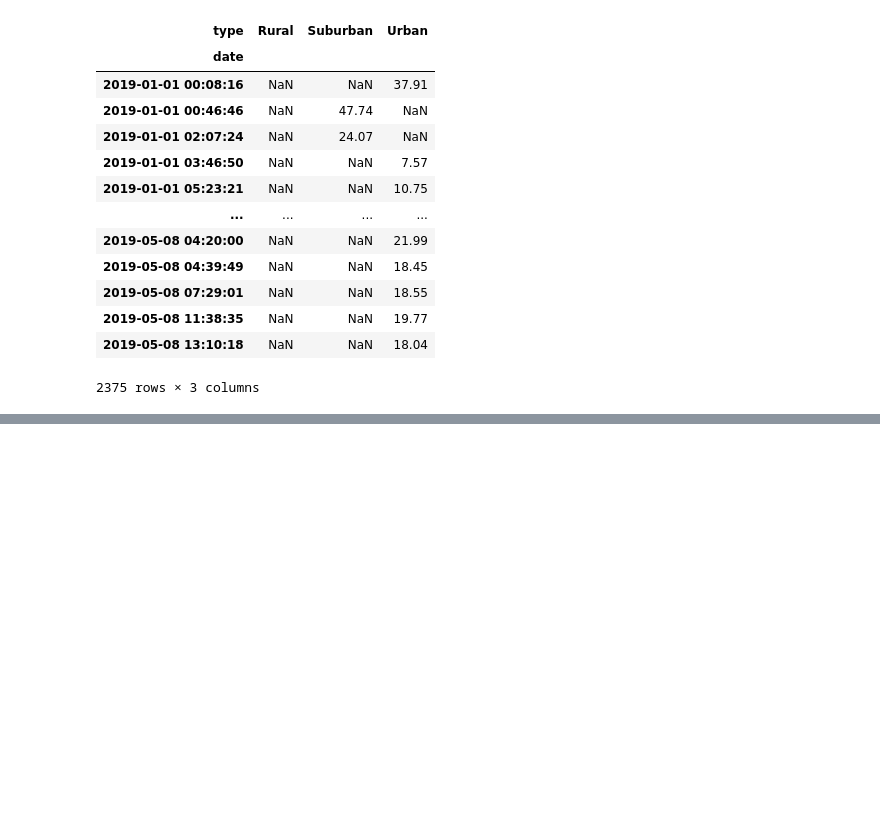
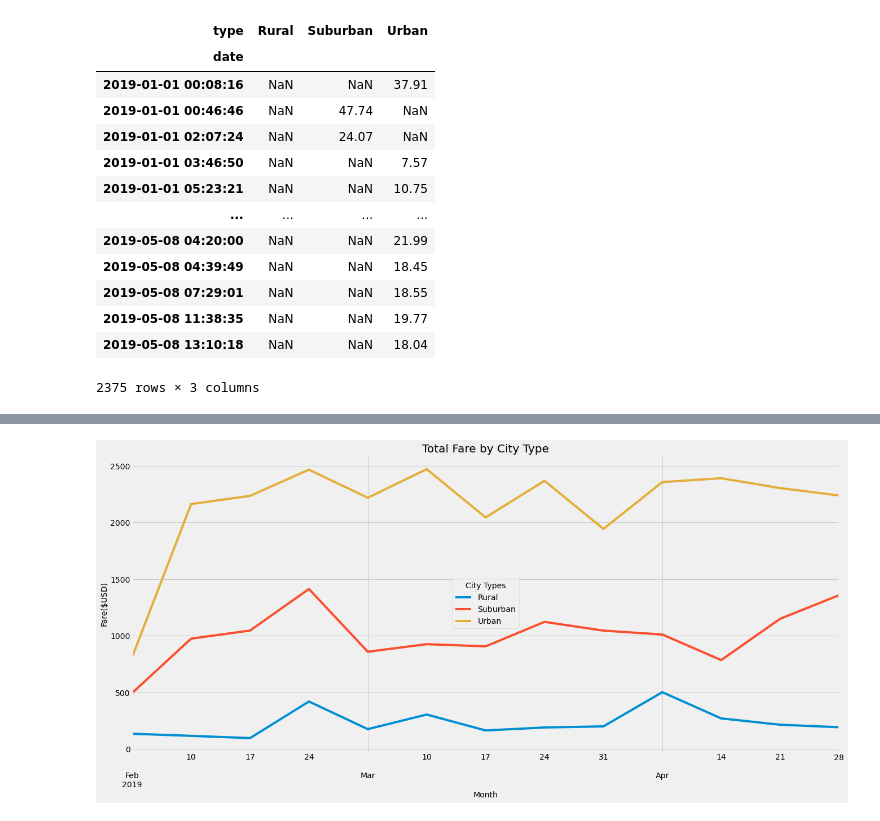
Before and after one commit to mouha003/PyBer_Analysis, a Jupyter notebook: PyBer_Challenge.ipynb, the cells around one changed output, grey strips where cells are left out. Drawn from its saved outputs; the diff is of its cells as text; code cells hidden in the pictures; blank space fills up the shorter version.

```diff
--- a/PyBer_Challenge.ipynb
+++ b/PyBer_Challenge.ipynb
@@ -155,3 +155,5 @@ pyber_pivot_df
 2375 rows × 3 columns
 # %%
 # 5. Create a new DataFrame from the pivot table DataFrame using loc on the given dates, '2019-01-01':'2019-04-29'.
+jan_to_apr_df = pyber_pivot_df.loc["2019-0101":"2019-04-29"]
+jan_to_apr_df
@@ -158,5 +175,5 @@ pyber_pivot_df
 # %%
 # 6. Set the "date" index to datetime datatype. This is necessary to use the resample() method in Step 8.
-# df.index = pd.to_datetime(df.index)
+jan_to_apr_df.index = pd.to_datetime(jan_to_apr_df.index)
 # %%
 # 7. Check that the datatype for the index is datetime using df.info()
@@ -163,2 +192,4 @@ pyber_pivot_df
 # %%
 # 8. Create a new DataFrame using the "resample()" function by week 'W' and get the sum of the fares for each week.
+total_fare_per_week = jan_to_apr_df.resample("W").sum()
+total_fare_per_week
@@ -165,7 +212,16 @@ pyber_pivot_df
 # %%
 # 8. Using the object-oriented interface method, plot the resample DataFrame using the df.plot() function.
+total_fare_per_week.plot(figsize=(20,9))
+plt.title("Total Fare by City Type", fontsize=20)
+plt.xlabel("Month", fontsize=14)
+plt.ylabel("Fare($USD)", fontsize=14)
+plt.grid(True)
+plt.legend(loc="best", title="City Types")
 
 # Import the style from Matplotlib.
 from matplotlib import style
 # Use the graph style fivethirtyeight.
 style.use('fivethirtyeight')
+plt.savefig("Analysis/Pyber_fare_summary.png")
+# %% [output]
+[figure, added]
```
Also changed, not shown: parts of 3 cells of this notebook, 2 other files.
